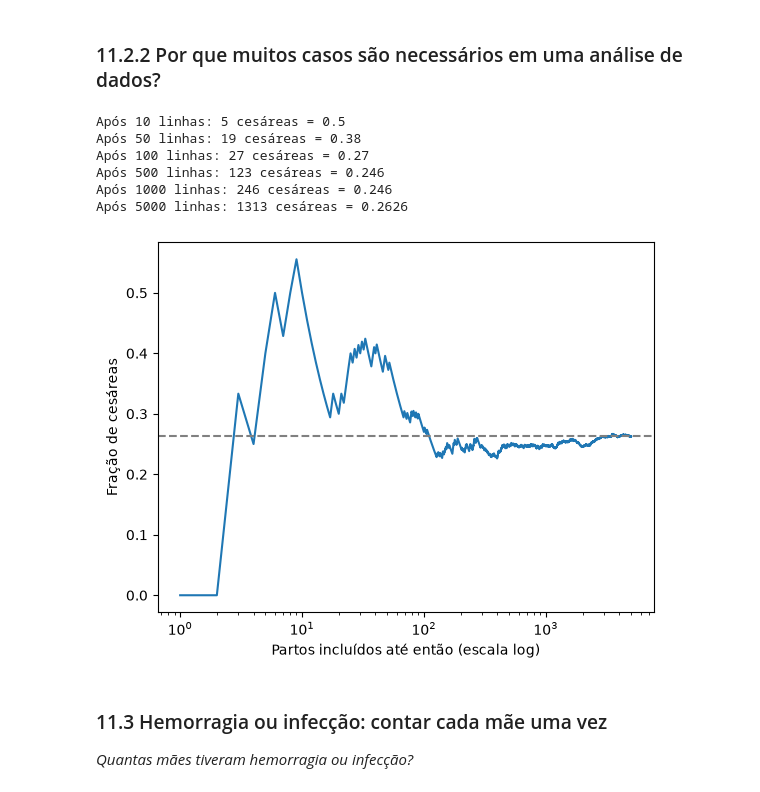
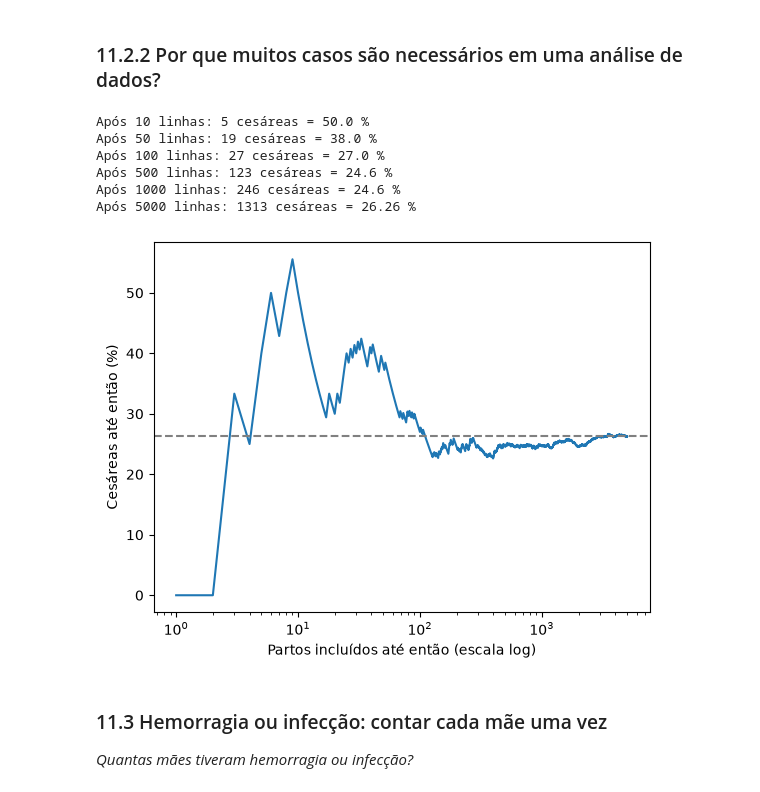
Before and after one commit to marcelosilva2604/data-science-ml-ai-in-health-volume-1-pt, a Jupyter notebook: chapters/ch11/ch11_probabilidade_pt.ipynb, the cells around one changed output. Cells and saved outputs as stored; diff of their text form; code cells hidden in the pictures.

Commit message:
Chapter 11 notebook: running fractions and plot axis in percent
Co-Authored-By: Claude Sonnet 5.5 <noreply@anthropic.com>

```diff
--- a/chapters/ch11/ch11_probabilidade_pt.ipynb
+++ b/chapters/ch11/ch11_probabilidade_pt.ipynb
@@ -70,27 +70,27 @@ Chance de a próxima mãe admitida ter hemorragia: 5.8 %
 # %%
 import matplotlib.pyplot as plt
 
 # 1. Ler o registro em ordem: a fração de cesáreas se estabiliza?
 for k in [10, 50, 100, 500, 1000, 5000]:
     first_k = C.iloc[:k]           # as k primeiras linhas
-    print("Após", k, "linhas:", first_k.sum(), "cesáreas =", round(first_k.mean(), 4))
+    print("Após", k, "linhas:", first_k.sum(), "cesáreas =", round(100 * first_k.mean(), 2), "%")
 
 # 2. A mesma fração após cada linha, em um gráfico
-running = C.expanding().mean()     # fração de cesáreas entre as linhas lidas até agora
+running = 100 * C.expanding().mean()     # % de cesáreas entre as linhas lidas até agora
 plt.plot(range(1, n + 1), running)
-plt.axhline(C.mean(), color="gray", linestyle="--")      # fração no registro completo
+plt.axhline(100 * C.mean(), color="gray", linestyle="--")      # % no registro completo
 plt.xscale("log")
 plt.xlabel("Partos incluídos até então (escala log)")
-plt.ylabel("Fração de cesáreas")
+plt.ylabel("Cesáreas até então (%)")
 plt.show()
 # %% [output]
-Após 10 linhas: 5 cesáreas = 0.5
-Após 50 linhas: 19 cesáreas = 0.38
-Após 100 linhas: 27 cesáreas = 0.27
-Após 500 linhas: 123 cesáreas = 0.246
-Após 1000 linhas: 246 cesáreas = 0.246
-Após 5000 linhas: 1313 cesáreas = 0.2626
+Após 10 linhas: 5 cesáreas = 50.0 %
+Após 50 linhas: 19 cesáreas = 38.0 %
+Após 100 linhas: 27 cesáreas = 27.0 %
+Após 500 linhas: 123 cesáreas = 24.6 %
+Após 1000 linhas: 246 cesáreas = 24.6 %
+Após 5000 linhas: 1313 cesáreas = 26.26 %
-[figure, old version]
+[figure, new version]
 # %% [markdown]
 ### 11.3 Hemorragia ou infecção: contar cada mãe uma vez
 
```
Also changed, not shown: parts of 1 cell of this notebook, 2 other files.
